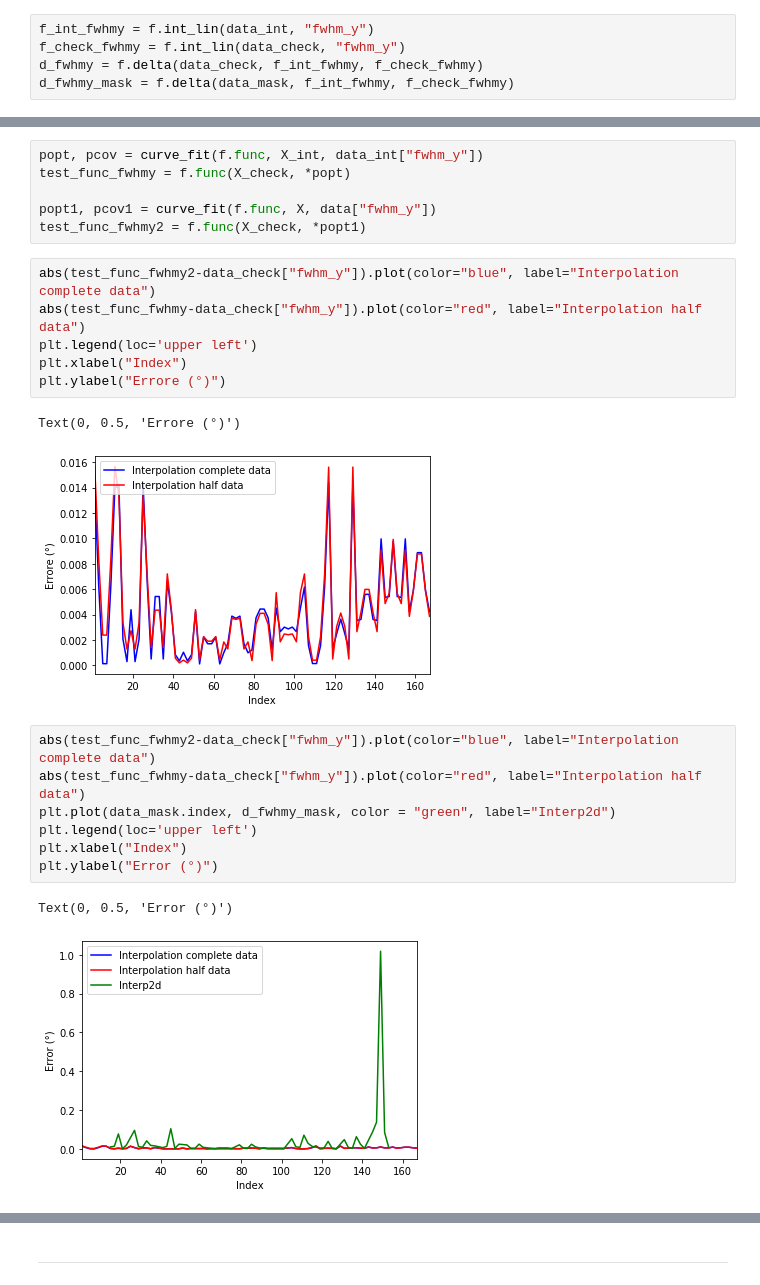
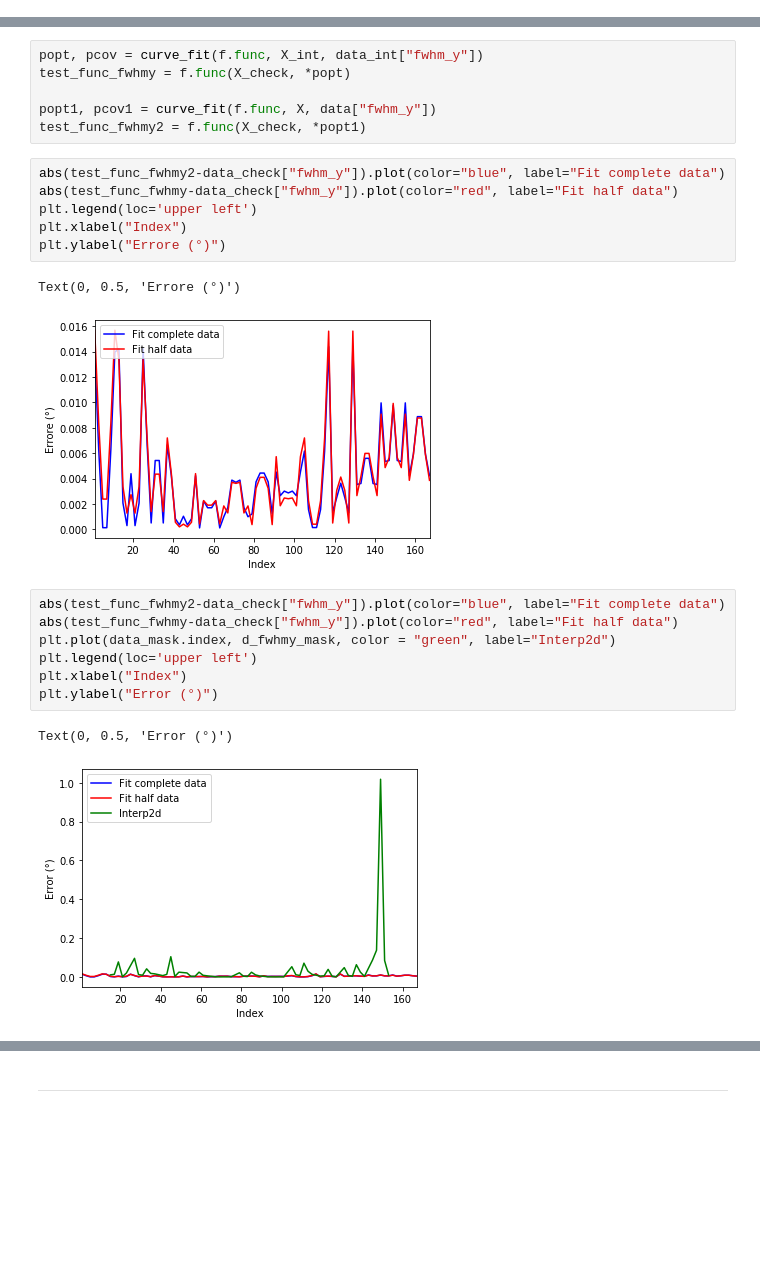
Before and after one commit to eleonoragatti44/Bachelor-Thesis-Physics, a Jupyter notebook: Interpolations.ipynb, the cells around one changed output, grey strips where cells are left out. Saved outputs shown, nothing was run; the diff lists cells and outputs as text; blank space fills up the shorter version.

```diff
--- a/Interpolations.ipynb
+++ b/Interpolations.ipynb
@@ -109,5 +76,0 @@ f.graph(data_mask, data_int, d_fwhmx_mask, "fwhm_x")
-# %%
-f_int_fwhmy = f.int_lin(data_int, "fwhm_y")
-f_check_fwhmy = f.int_lin(data_check, "fwhm_y")
-d_fwhmy = f.delta(data_check, f_int_fwhmy, f_check_fwhmy)
-d_fwhmy_mask = f.delta(data_mask, f_int_fwhmy, f_check_fwhmy)
@@ -209,21 +122,21 @@ test_func_fwhmy = f.func(X_check, *popt)
 popt1, pcov1 = curve_fit(f.func, X, data["fwhm_y"])
 test_func_fwhmy2 = f.func(X_check, *popt1)
 # %%
-abs(test_func_fwhmy2-data_check["fwhm_y"]).plot(color="blue", label="Interpolation complete data")
-abs(test_func_fwhmy-data_check["fwhm_y"]).plot(color="red", label="Interpolation half data")
+abs(test_func_fwhmy2-data_check["fwhm_y"]).plot(color="blue", label="Fit complete data")
+abs(test_func_fwhmy-data_check["fwhm_y"]).plot(color="red", label="Fit half data")
 plt.legend(loc='upper left')
 plt.xlabel("Index")
 plt.ylabel("Errore (°)")
 # %% [output]
 Text(0, 0.5, 'Errore (°)')
-[figure, old version]
+[figure, new version]
 # %%
-abs(test_func_fwhmy2-data_check["fwhm_y"]).plot(color="blue", label="Interpolation complete data")
-abs(test_func_fwhmy-data_check["fwhm_y"]).plot(color="red", label="Interpolation half data")
+abs(test_func_fwhmy2-data_check["fwhm_y"]).plot(color="blue", label="Fit complete data")
+abs(test_func_fwhmy-data_check["fwhm_y"]).plot(color="red", label="Fit half data")
 plt.plot(data_mask.index, d_fwhmy_mask, color = "green", label="Interp2d")
 plt.legend(loc='upper left')
 plt.xlabel("Index")
 plt.ylabel("Error (°)")
 # %% [output]
 Text(0, 0.5, 'Error (°)')
-[figure, old version]
+[figure, new version]
```
Also changed, not shown: parts of 31 cells of this notebook, 28 other files.
